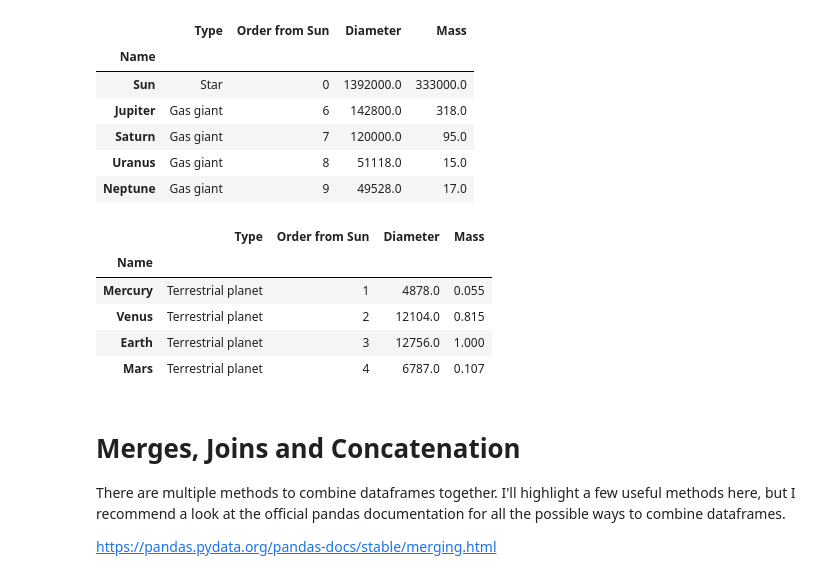
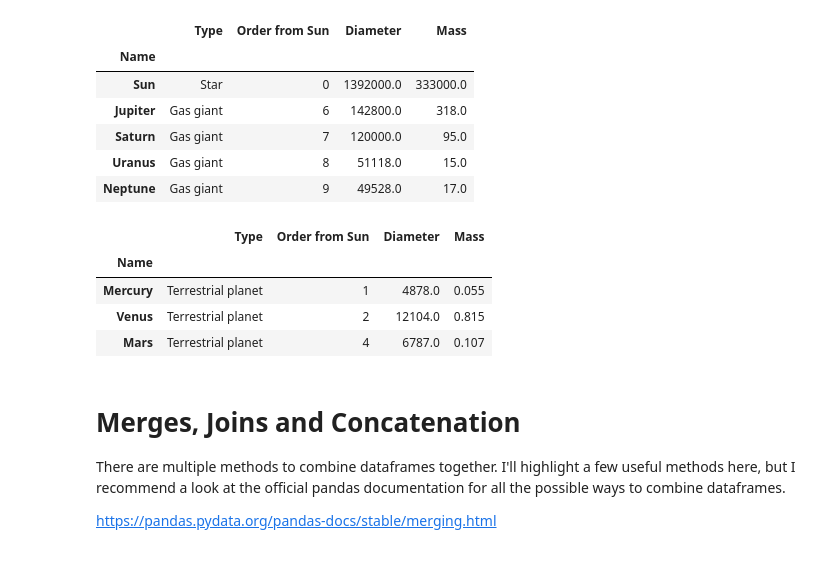
Before and after one commit to ycrc/Data-Analysis-with-Python, a Jupyter notebook: pandas.ipynb, the cells around one changed output. Saved outputs shown, nothing was run; the diff lists cells and outputs as text; code cells hidden in the pictures.

```diff
--- a/pandas.ipynb
+++ b/pandas.ipynb
@@ -475,13 +482,12 @@ solar_system[solar_system['Mass'] > 1.0]
 | Uranus | Gas giant | 8 | 51118.0 | 15.0 |
 | Neptune | Gas giant | 9 | 49528.0 | 17.0 |
 # %%
-solar_system[solar_system['Type'] == 'Terrestrial planet']
+solar_system[(solar_system['Type'] == 'Terrestrial planet') & (solar_system['Mass'] < 1.0)]
 # %% [output]
 |  | Type | Order from Sun | Diameter | Mass |
 | Name |  |  |  |  |
 | Mercury | Terrestrial planet | 1 | 4878.0 | 0.055 |
 | Venus | Terrestrial planet | 2 | 12104.0 | 0.815 |
-| Earth | Terrestrial planet | 3 | 12756.0 | 1.000 |
 | Mars | Terrestrial planet | 4 | 6787.0 | 0.107 |
 # %% [markdown]
 # Merges, Joins and Concatenation
```
Also changed, not shown: parts of 21 cells of this notebook.
